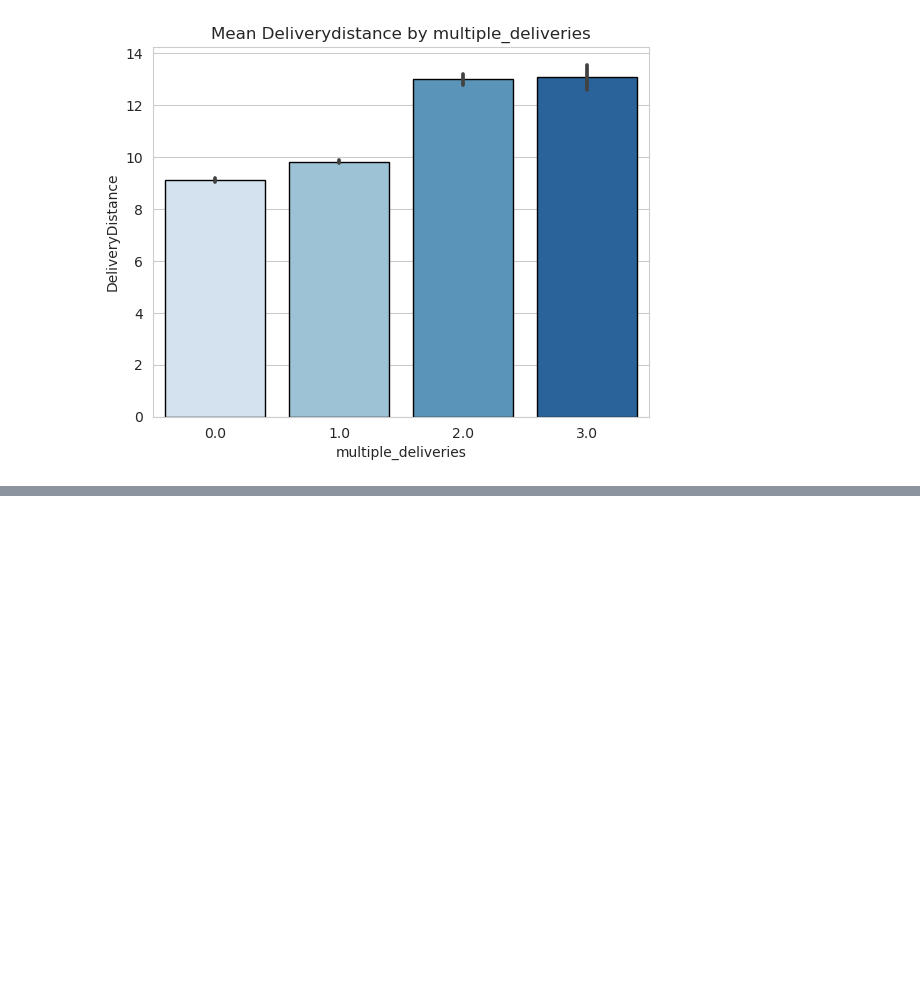
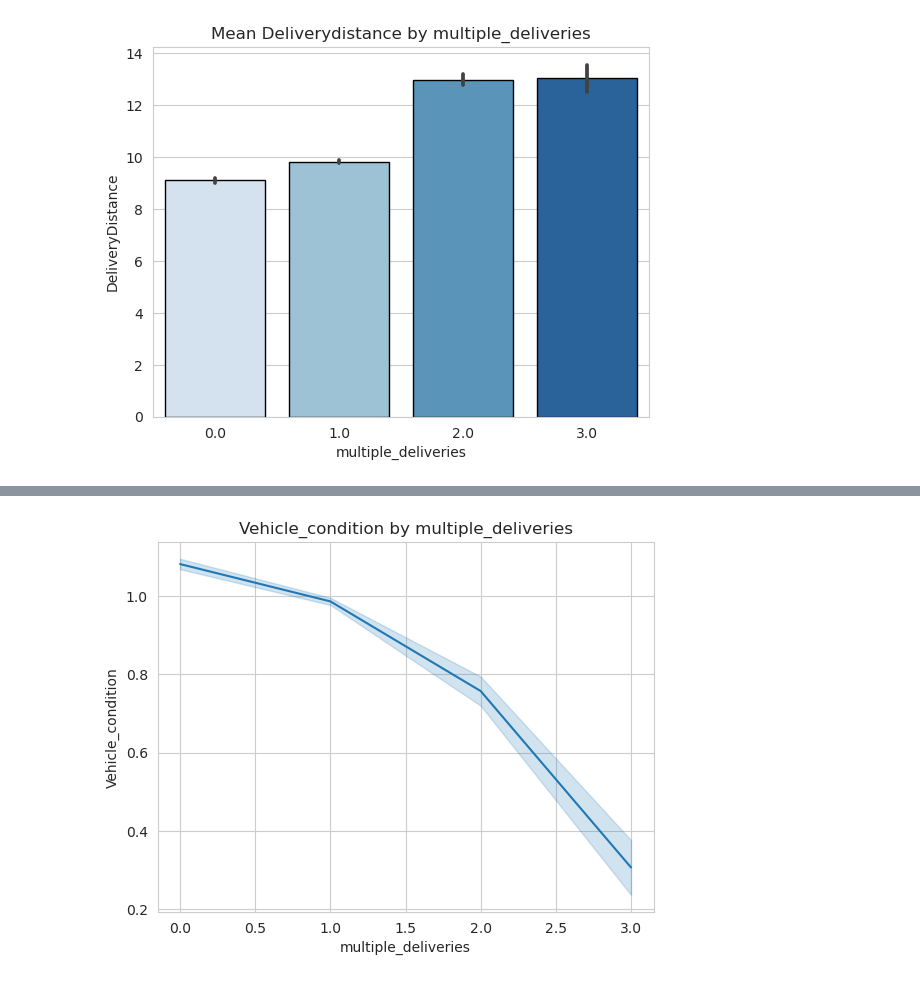
Before and after one commit to liamarguedas/uber-eats-delivery-time, a Jupyter notebook: notebooks/analyze-and-explore-data.ipynb, the cells around one changed output, grey strips where cells are left out. Saved outputs shown, nothing was run; the diff lists cells and outputs as text; code cells hidden in the pictures; blank space fills up the shorter version.

```diff
--- a/notebooks/analyze-and-explore-data.ipynb
+++ b/notebooks/analyze-and-explore-data.ipynb
@@ -604,0 +615,5 @@ Text(0.5, 1.0, 'Distance vs. multiple_deliveries relationship')
+# %%
+sns.lineplot(data = data, x = 'multiple_deliveries', y = 'Vehicle_condition')
+plt.title('Vehicle_condition by multiple_deliveries');
+# %% [output]
+[figure, added]
```
Also changed, not shown: parts of 20 cells of this notebook, 1 other file.
